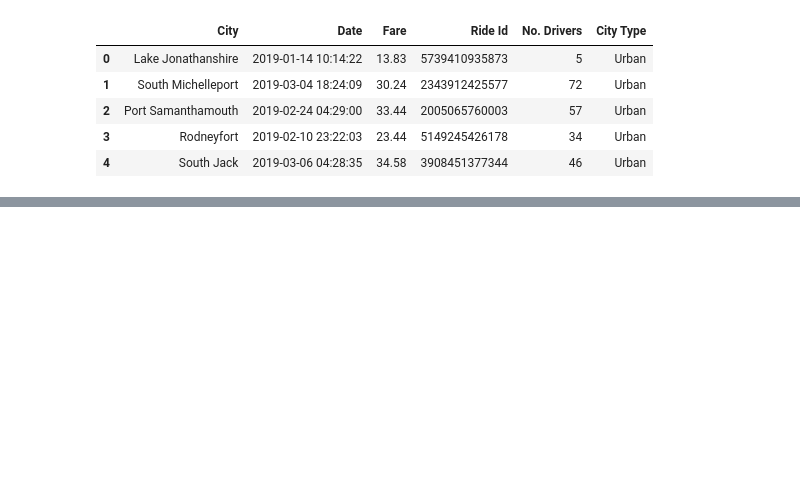
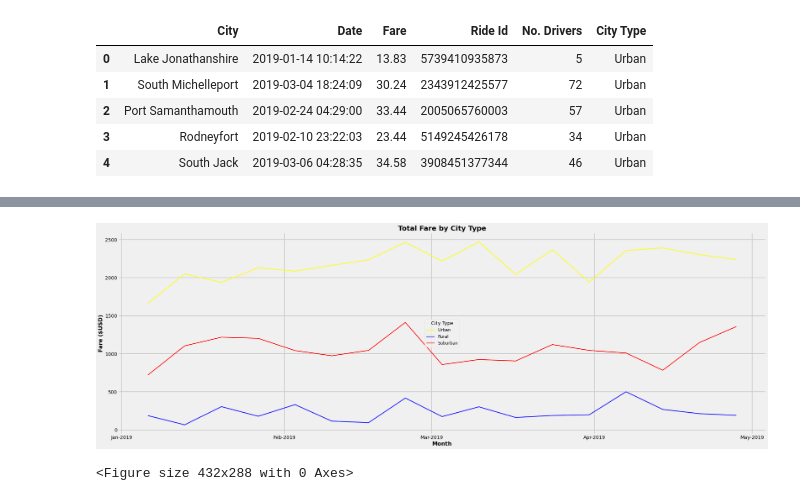
Before and after one commit to Carmenloww/PyBer_Analysis, a Jupyter notebook: PyBer_Challenge.ipynb, the cells around one changed output, grey strips where cells are left out. Drawn from its saved outputs; the diff is of its cells as text; code cells hidden in the pictures; blank space fills up the shorter version.

```diff
--- a/PyBer_Challenge.ipynb
+++ b/PyBer_Challenge.ipynb
@@ -274,0 +436,7 @@ print(x_axis)
+# %%
+##  setting the DataFrame you created in Step 11
+##  with resample() in weekly bins,
+##  and calculate the sum() of the fares for each week.
+pyber_fare_fin_df =pyber_sandbox_df.resample('W').sum()
+
+pyber_fare_fin_df.head()
@@ -274,0 +476,5 @@ print(x_axis)
+# %%
+# Define Y axis for Urban
+urban_y_axis = pyber_fare_fin_df["Urban"]
+
+urban_y_axis.head()
@@ -274,0 +489,4 @@ print(x_axis)
+# %%
+# Define Y axis for Suburban
+suburban_y_axis = pyber_fare_fin_df["Suburban"]
+suburban_y_axis.head()
@@ -274,0 +501,4 @@ print(x_axis)
+# %%
+# Define Y axis for Rural
+rural_y_axis = pyber_fare_fin_df["Rural"]
+rural_y_axis.head()
@@ -274,0 +513,54 @@ print(x_axis)
+# %%
+# 8. Using the object-oriented interface method, plot the resample DataFrame using the df.plot() function.
+
+plt.style.use('fivethirtyeight') # figure style per requirement
+
+fig, ax = plt.subplots(figsize=(30, 10))
+
+# Build the plot
+#urban fares
+ax.plot(x_axis, urban_y_axis, color="yellow", linewidth=2, label = "Urban")
+#rural fares
+ax.plot(x_axis, rural_y_axis, color="blue", linewidth=2, label = "Rural")
+#suburban fares
+ax.plot(x_axis, suburban_y_axis, color="red", linewidth=2, label = "Suburban")
+
+# #Set a title
+ax.set_title("Total Fare by City Type", fontsize=20, weight="bold")
+
+# # Label the axes
+ax.set_xlabel("Month", fontsize=16, weight='bold')
+ax.set_ylabel("Fare ($USD)", fontsize=16, weight='bold')
+
+## set x axis ticks to months
+import matplotlib.dates as mdates  ## get the needed library for handling dates
+months = mdates.MonthLocator()  ## use to find months
+ax.xaxis.set_major_locator(months) # use ax set_major_locator(). Sets ticks to month
+
+## format x axis to month plus year format as per pix. could not figure out how to now show for in between ticks.
+month_format = mdates.DateFormatter("%b-%Y")  ## sets format to month- year
+ax.xaxis.set_major_formatter(month_format)
+
+## Legend parameters
+# sets lgnd as variable for plt.legend() with these parameters.
+lgnd = plt.legend(fontsize="12"
+             , scatterpoints=1
+             , loc="center"
+             , title="City Type")
+lgnd.legendHandles[0]._sizes = [100]
+lgnd.legendHandles[1]._sizes = [100]
+lgnd.legendHandles[2]._sizes = [100]
+lgnd.get_title().set_fontsize(14)
+lgnd.get_title().set_weight="bold"
+
+# Setting grid, with a visible linewidth
+ax.grid(linewidth=2)
+
+# Show Figure
+plt.show()
+
+# Save Figure
+plt.savefig("analysis/PyBer_fare_summary.png")
+# %% [output]
+[figure, added]
+<Figure size 432x288 with 0 Axes>
```
Also changed, not shown: parts of 36 cells of this notebook, 3 other files.
